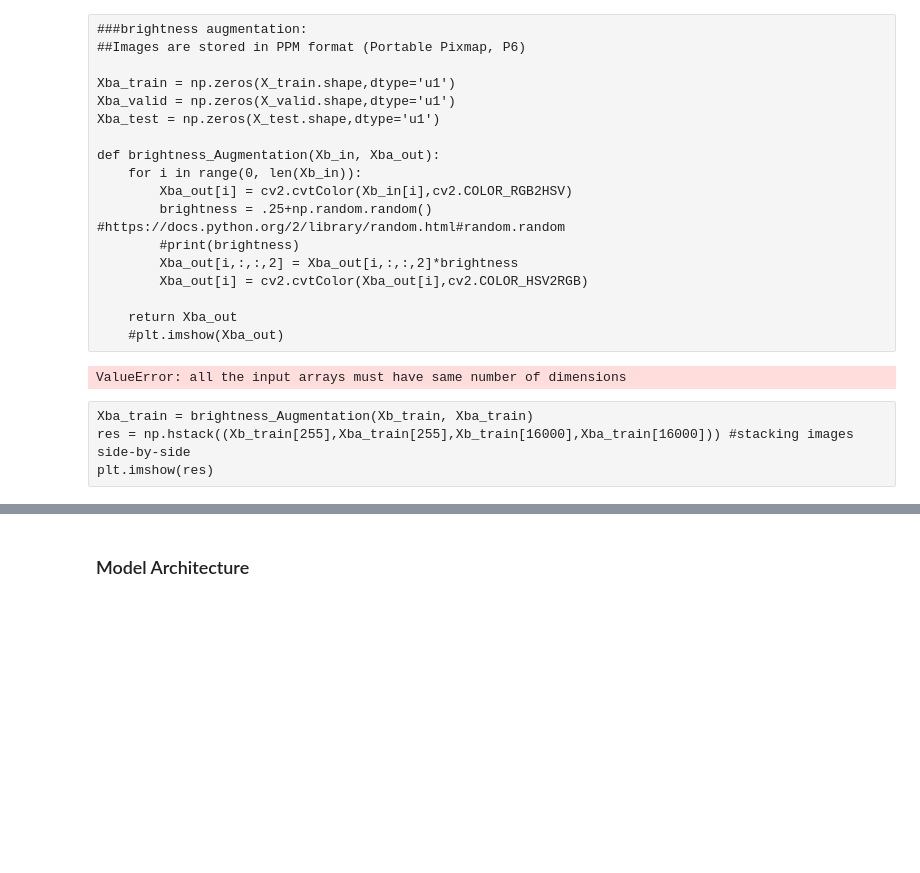
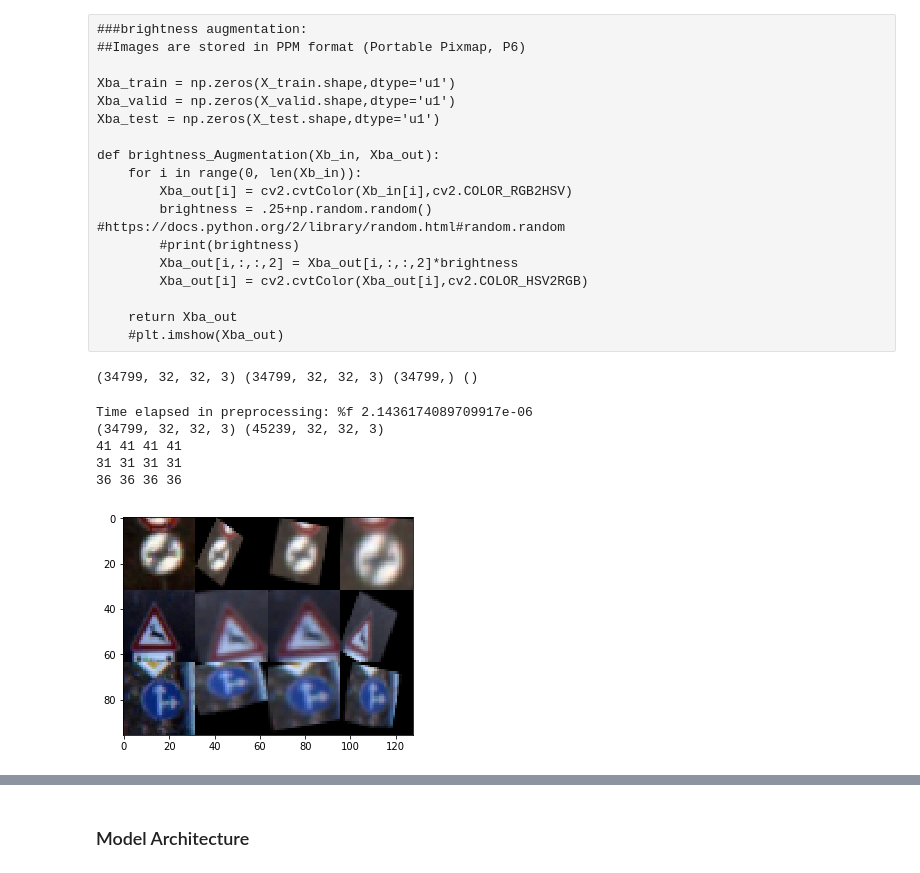
Before and after one commit to karanj1/SDCar, a Jupyter notebook: CarND-Traffic-Sign-Classifier-Project/Traffic_Sign_Classifier.ipynb, the cells around one changed output, grey strips where cells are left out. Drawn from its saved outputs; the diff is of its cells as text; code cells hidden in the pictures; blank space fills up the shorter version.

```diff
--- a/CarND-Traffic-Sign-Classifier-Project/Traffic_Sign_Classifier.ipynb
+++ b/CarND-Traffic-Sign-Classifier-Project/Traffic_Sign_Classifier.ipynb
@@ -246,16 +247,46 @@ def transform_image(image,ang_range,shear_range,trans_range):
     image2 = pre_process_image(image,image2)
 
     return image
-# %%
-Xbtin_train = X_train
-Xbto_train = Xbtin_train
-for i in range(0, 10):
-    for j in range(5):
-        image_transformed = transform_image(Xbtin_train[i],20,10,5)
-        Xbto_train = np.c_[Xbto_train, image_transformed]
-# %% [output]
-ValueError: all the input arrays must have same number of dimensions
-# %% [raw]
-Xba_train = brightness_Augmentation(Xb_train, Xba_train)
-res = np.hstack((Xb_train[255],Xba_train[255],Xb_train[16000],Xba_train[16000])) #stacking images side-by-side
-plt.imshow(res)
+# %%
+
+def brightness_Augmentation(Xbtin_train, ybtin_train, Xbto_train, ybto_train):
+    for i in range(0, len(Xbtin_train), 10):
+        for j in range(3):
+            image_transformed = transform_image(Xbtin_train[i],20,10,5).reshape((-1,32,32,3))
+            Xbto_train = np.concatenate((Xbto_train, image_transformed), axis=0)
+            ybto_train = np.concatenate((ybto_train,ybtin_train[i].reshape((-1,))))
+    print(Xbtin_train.shape, Xbto_train.shape, ybto_train.shape, ybtin_train[5].shape)
+    return Xbto_train, ybto_train
+
+Xbtin_train = np.copy(X_train)
+ybtin_train = np.copy(y_train)
+Xbto_train = np.copy(Xbtin_train)
+ybto_train = np.copy(ybtin_train)
+print(Xbtin_train.shape, Xbto_train.shape, ybto_train.shape, ybtin_train[5].shape)
+# %% [output]
+(34799, 32, 32, 3) (34799, 32, 32, 3) (34799,) ()
+# %%
+
+start = timer()
+#Xbto_train, ybto_train = brightness_Augmentation(Xbtin_train, ybtin_train, Xbto_train, ybto_train)
+stop = timer()
+print("Time elapsed in preprocessing: %f",format((stop-start)/60))
+
+print(Xbtin_train.shape, Xbto_train.shape)
+res1 = np.hstack((Xbtin_train[255],Xbto_train[255],Xbtin_train[16000],Xbto_train[16000])) #stacking images side-by-side
+res2 = np.hstack((Xb_train[1],Xbto_train[34799],Xbto_train[34800],Xbto_train[34801]))
+res3 = np.hstack((Xb_train[250],Xbto_train[34874],Xbto_train[34875],Xbto_train[34876]))
+res4 = np.hstack((Xb_train[1000],Xbto_train[35099],Xbto_train[35100],Xbto_train[35101]))
+
+plt.imshow(res)
+plt.imshow(np.vstack((res2,res3,res4)))
+print(ybtin_train[1], ybto_train[34799],ybto_train[34800],ybto_train[34801])
+print(ybtin_train[250], ybto_train[34874],ybto_train[34875],ybto_train[34876])
+print(ybtin_train[1000], ybto_train[35099],ybto_train[35100],ybto_train[35101])
+# %% [output]
+Time elapsed in preprocessing: %f 2.1436174089709917e-06
+(34799, 32, 32, 3) (45239, 32, 32, 3)
+41 41 41 41
+31 31 31 31
+36 36 36 36
+[figure, added]
```
Also changed, not shown: parts of 9 cells of this notebook.
